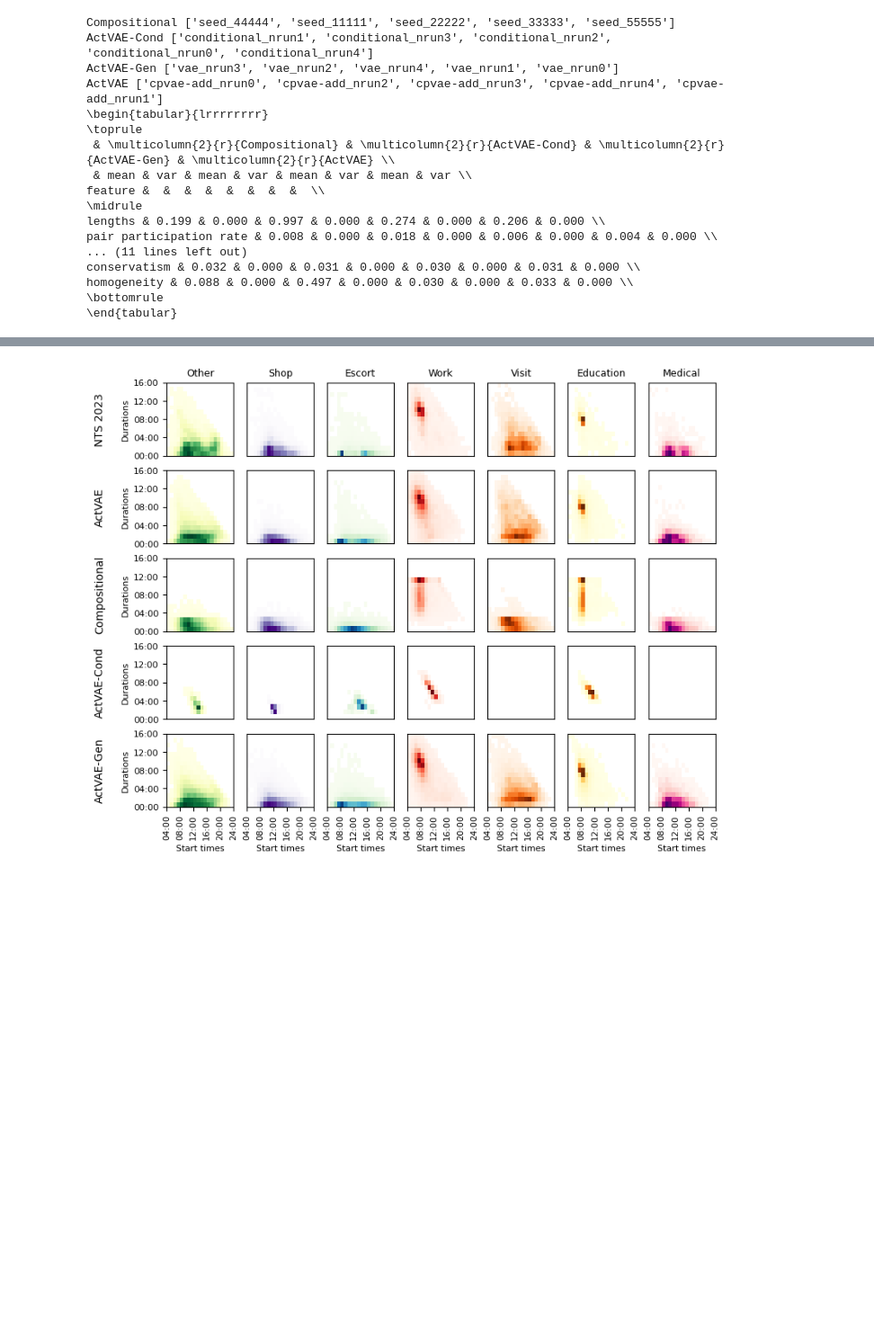
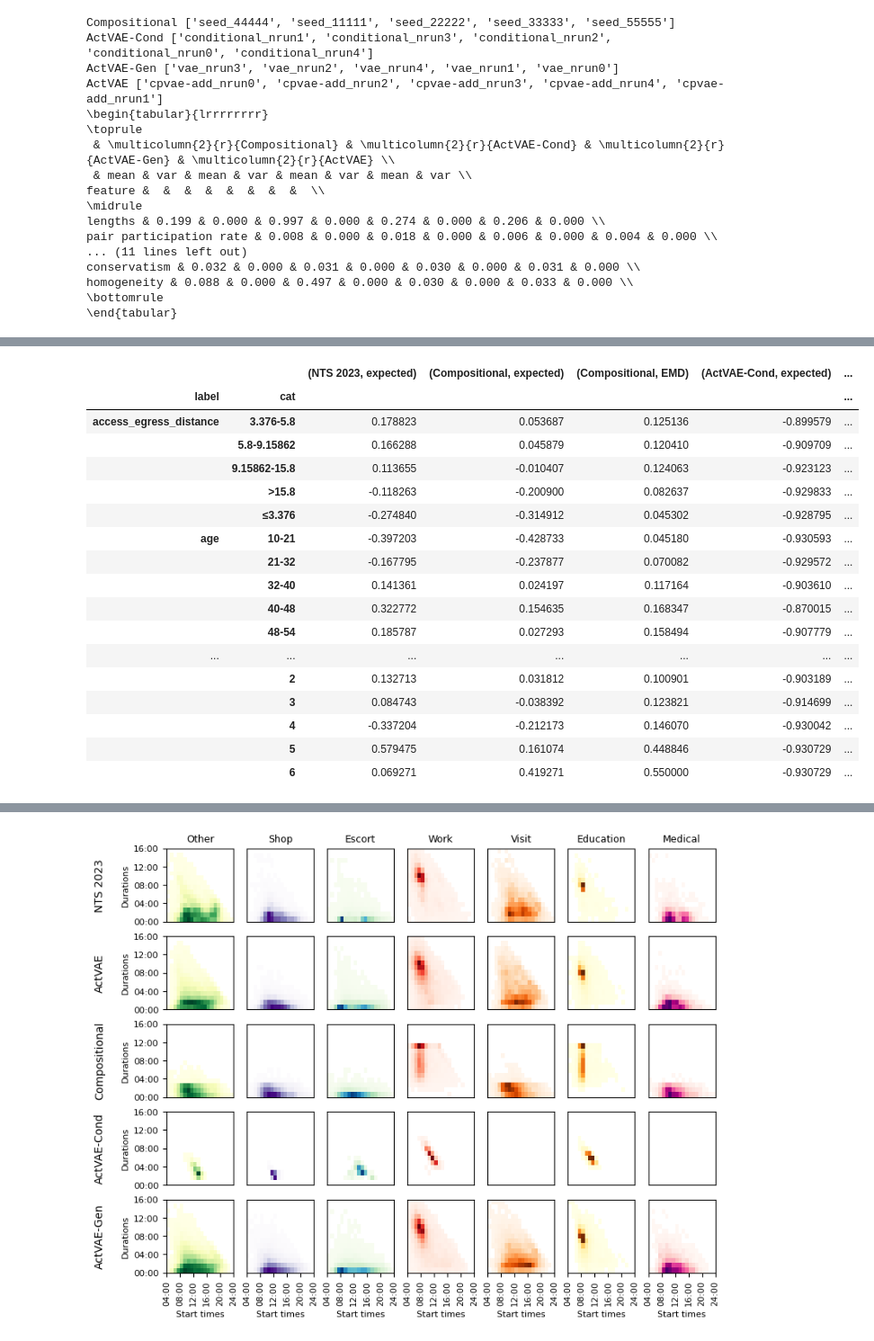
Before and after one commit to big-ucl/caveat, a Jupyter notebook: analysis/TRB_batch_analysis.ipynb, the cells around one changed output, grey strips where cells are left out. Shown at 90% size. Drawn from its saved outputs; the diff is of its cells as text; code cells hidden in the pictures; blank space fills up the shorter version.

Commit message:
scenarios and additional eval

```diff
--- a/analysis/TRB_batch_analysis.ipynb
+++ b/analysis/TRB_batch_analysis.ipynb
@@ -445,0 +553,48 @@ domain & label &  &  &  &  &  &  &  &  \\
+# %%
+def build_trips_table(batch_paths, n):
+    combined = pd.DataFrame()
+
+    for name, path in batch_paths.items():
+        distances = (
+            pd.read_csv(
+                path / "eval" / "features_by_category" / "distances.csv"
+            )
+            .set_index(["domain", "feature", "segment", "label", "cat"])
+            .loc[("participations", "lengths", "sequence lengths")]
+        )
+        descriptions = (
+            pd.read_csv(
+                path / "eval" / "features_by_category" / "descriptions.csv"
+            )
+            .set_index(["domain", "feature", "segment", "label", "cat"])
+            .loc[("participations", "lengths", "sequence lengths")]
+        )
+
+        exclude = ["observed", "unit"]
+        runs = [c for c in distances.columns if c not in exclude]
+
+        observed = descriptions["observed"] - n
+        expected = descriptions[runs].mean(axis=1) - n
+
+        combined[("NTS 2023", "expected")] = observed
+        combined[(name, "expected")] = expected
+
+        combined[(name, "EMD")] = distances[runs].mean(axis=1)
+    combined = combined.sort_index(axis=0, level=0, sort_remaining=True)
+    combined = combined.loc[combined[("ActVAE", "EMD")] < 3]
+
+    filtered = combined.drop(
+        combined.index[combined.index.get_level_values("cat") == "unknown"]
+    )
+
+    return filtered
+
+
+n = target_schedules.groupby("pid").size().mean()
+table = build_trips_table(batch_paths, n)
+
+print(table.to_latex(float_format="{:.3f}".format))
+
+
+table
+# %% [output]
@@ -445,0 +618,18 @@ domain & label &  &  &  &  &  &  &  &  \\
+|  |  | (NTS 2023, expected) | (Compositional, expected) | (Compositional, EMD) | (ActVAE-Cond, expected) | ... |
+| label | cat |  |  |  |  | ... |
+| access_egress_distance | 3.376-5.8 | 0.178823 | 0.053687 | 0.125136 | -0.899579 | ... |
+|  | 5.8-9.15862 | 0.166288 | 0.045879 | 0.120410 | -0.909709 | ... |
+|  | 9.15862-15.8 | 0.113655 | -0.010407 | 0.124063 | -0.923123 | ... |
+|  | >15.8 | -0.118263 | -0.200900 | 0.082637 | -0.929833 | ... |
+|  | ≤3.376 | -0.274840 | -0.314912 | 0.045302 | -0.928795 | ... |
+| age | 10-21 | -0.397203 | -0.428733 | 0.045180 | -0.930593 | ... |
+|  | 21-32 | -0.167795 | -0.237877 | 0.070082 | -0.929572 | ... |
+|  | 32-40 | 0.141361 | 0.024197 | 0.117164 | -0.903610 | ... |
+|  | 40-48 | 0.322772 | 0.154635 | 0.168347 | -0.870015 | ... |
+|  | 48-54 | 0.185787 | 0.027293 | 0.158494 | -0.907779 | ... |
+| ... | ... | ... | ... | ... | ... | ... |
+|  | 2 | 0.132713 | 0.031812 | 0.100901 | -0.903189 | ... |
+|  | 3 | 0.084743 | -0.038392 | 0.123821 | -0.914699 | ... |
+|  | 4 | -0.337204 | -0.212173 | 0.146070 | -0.930042 | ... |
+|  | 5 | 0.579475 | 0.161074 | 0.448846 | -0.930729 | ... |
+|  | 6 | 0.069271 | 0.419271 | 0.550000 | -0.930729 | ... |
```
Also changed, not shown: parts of 6 cells of this notebook, 5 other files.
